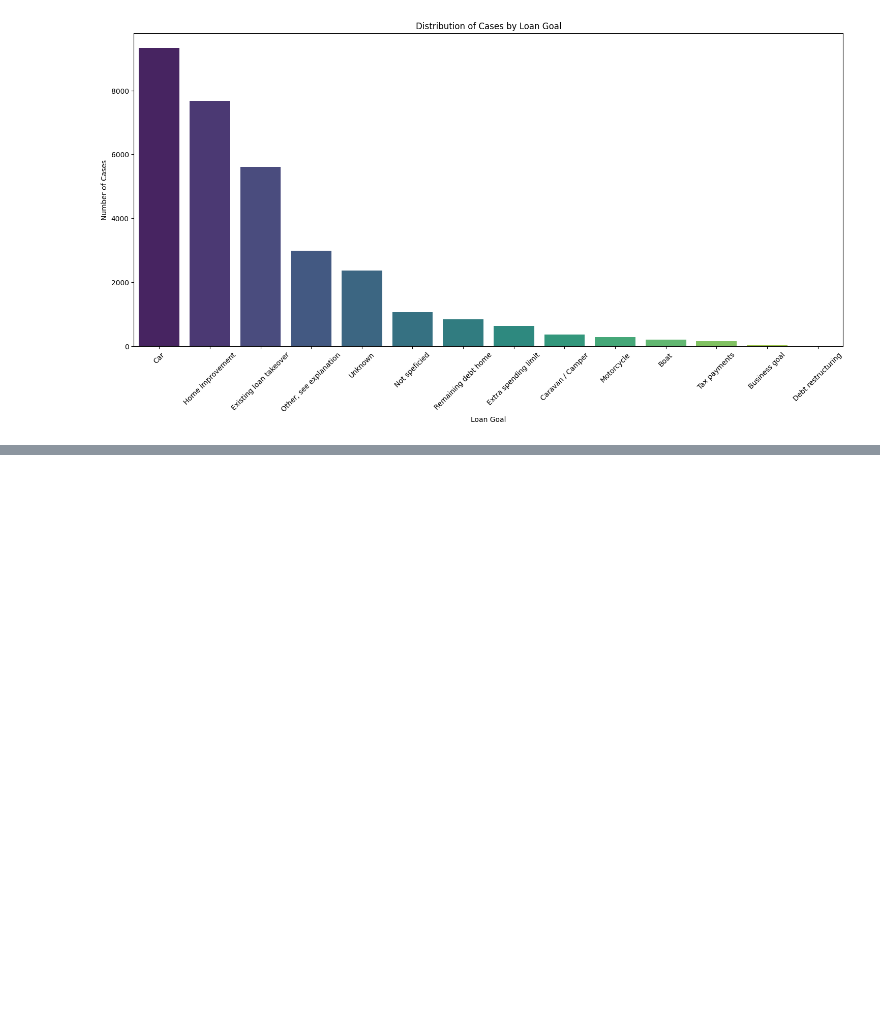
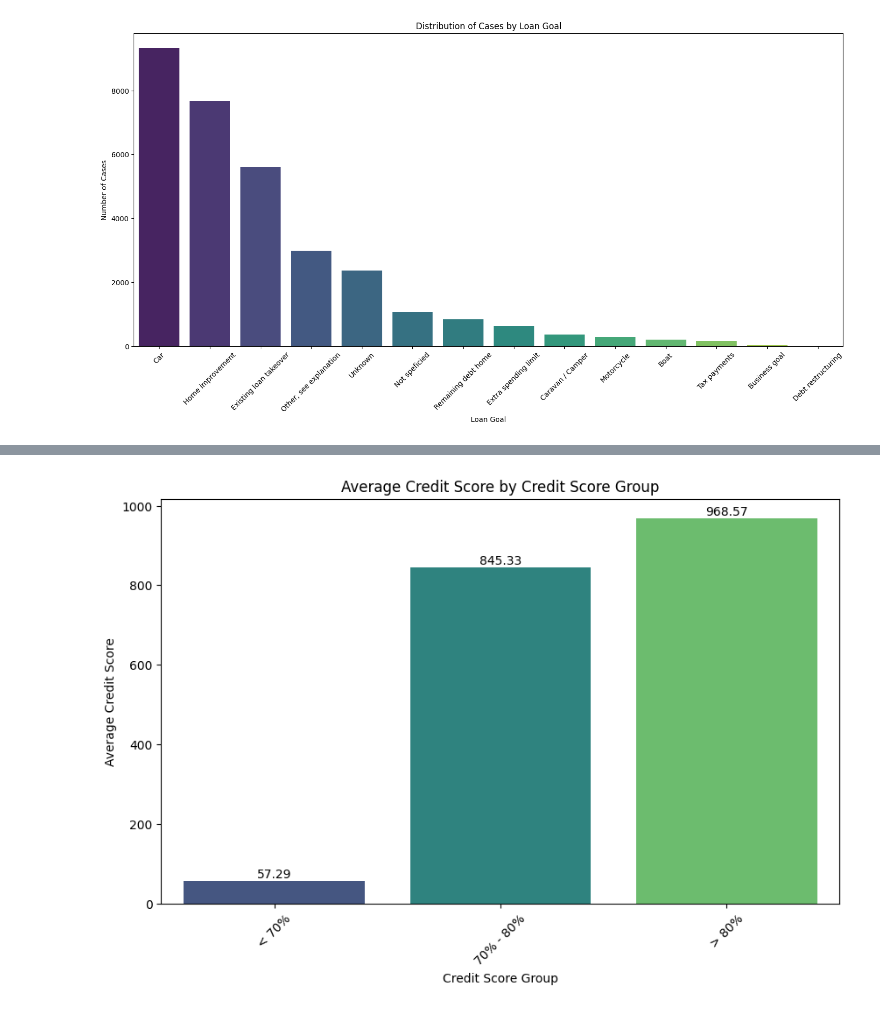
Before and after one commit to xuyou1999/APM_project_group8, a Jupyter notebook: exploration_final.ipynb, the cells around one changed output, grey strips where cells are left out. Cells and saved outputs as stored; diff of their text form; code cells hidden in the pictures; blank space fills up the shorter version.

```diff
--- a/exploration_final.ipynb
+++ b/exploration_final.ipynb
@@ -278,0 +310,32 @@ Name: case:RequestedAmount, dtype: float64
+# %%
+import matplotlib.pyplot as plt
+import seaborn as sns
+import pandas as pd
+
+# Assuming df is your DataFrame with the 'CreditScore' column
+# Adjust the bin edges and labels as needed
+bins_credit = [0, df['CreditScore'].quantile(0.70), df['CreditScore'].quantile(0.80), float('inf')]
+labels_credit = ['< 70%', '70% - 80%', '> 80%']
+
+# Create a new column 'CreditScoreGroup' based on binning
+df['CreditScoreGroup'] = pd.cut(df['CreditScore'], bins=bins_credit, labels=labels_credit, right=False)
+
+# Calculate the average credit score for each group
+average_credit_scores = df.groupby('CreditScoreGroup')['CreditScore'].mean().reset_index()
+
+plt.figure(figsize=(10, 6))
+ax_credit = sns.barplot(x='CreditScoreGroup', y='CreditScore', data=average_credit_scores, palette='viridis',
+                        order=average_credit_scores.sort_values('CreditScoreGroup')['CreditScoreGroup'])
+plt.xlabel('Credit Score Group')
+plt.ylabel('Average Credit Score')
+plt.title('Average Credit Score by Credit Score Group')
+plt.xticks(rotation=45)
+
+# Add values on the bars
+for bar, avg_score in zip(ax_credit.patches, average_credit_scores['CreditScore']):
+    height = bar.get_height()
+    ax_credit.text(bar.get_x() + bar.get_width() / 2, height, f'{avg_score:.2f}', ha='center', va='bottom')
+
+plt.show()
+# %% [output]
+[figure, added]
```
Also changed, not shown: parts of 10 cells of this notebook.
